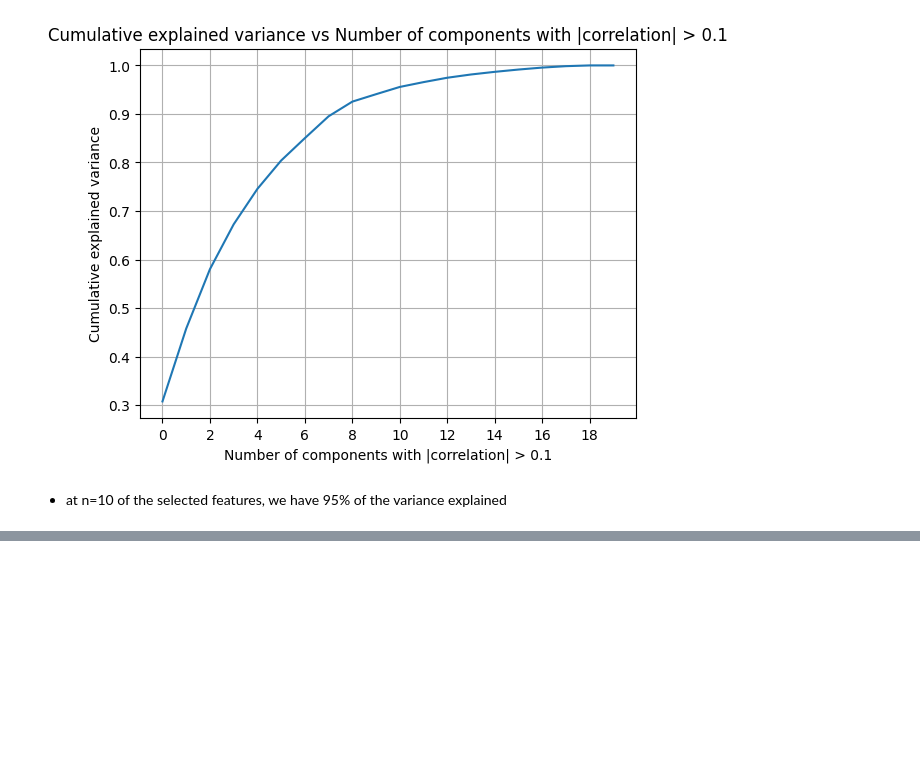
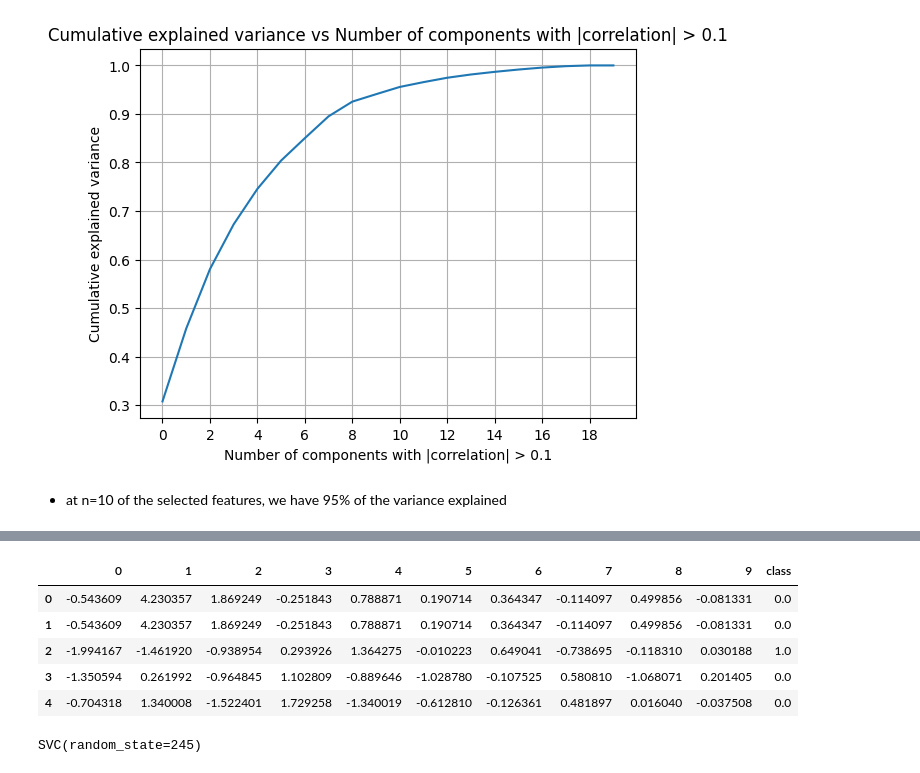
Before and after one commit to ibrahimmkhalid/data-245-project, a Jupyter notebook: model_svm.sync.ipynb, the cells around one changed output, grey strips where cells are left out. Saved outputs shown, nothing was run; the diff lists cells and outputs as text; code cells hidden in the pictures; blank space fills up the shorter version.

Commit message:
add corr_gt1_pca model

```diff
--- a/model_svm.sync.ipynb
+++ b/model_svm.sync.ipynb
@@ -618,0 +619,27 @@ benchmark_results
+# %%
+def pipeline_corr_gt1_pca(**kwargs):
+    if "df" not in kwargs or "scaler" not in kwargs or "cols" not in kwargs or "pca" not in kwargs:
+        raise ValueError("df, scaler, cols, and pca must be passed as keyword arguments for pipeline_corr_gt1_pca")
+    df = kwargs["df"]
+    scaler = kwargs["scaler"]
+    cols = kwargs["cols"]
+    pca = kwargs["pca"]
+
+    df_ = df[cols]
+    df_ = df_.drop(columns=["class"])
+    df_ = scaler.transform(df_)
+    df_ = pca.transform(df_)
+    df_ = df_[:, :10]
+    df_ = pd.DataFrame(df_)
+    df_["class"] = df["class"]
+    return df_
+# %%
+df_corr_gt1_pca = pipeline_corr_gt1_pca(df=df, scaler=scaler_gt1, cols=cols_corr_gt1, pca=pca_corr_gt1)
+df_corr_gt1_pca.head()
+# %% [output]
+|  | 0 | 1 | 2 | 3 | 4 | 5 | 6 | 7 | 8 | 9 | class |
+| 0 | -0.543609 | 4.230357 | 1.869249 | -0.251843 | 0.788871 | 0.190714 | 0.364347 | -0.114097 | 0.499856 | -0.081331 | 0.0 |
+| 1 | -0.543609 | 4.230357 | 1.869249 | -0.251843 | 0.788871 | 0.190714 | 0.364347 | -0.114097 | 0.499856 | -0.081331 | 0.0 |
+| 2 | -1.994167 | -1.461920 | -0.938954 | 0.293926 | 1.364275 | -0.010223 | 0.649041 | -0.738695 | -0.118310 | 0.030188 | 1.0 |
+| 3 | -1.350594 | 0.261992 | -0.964845 | 1.102809 | -0.889646 | -1.028780 | -0.107525 | 0.580810 | -1.068071 | 0.201405 | 0.0 |
+| 4 | -0.704318 | 1.340008 | -1.522401 | 1.729258 | -1.340019 | -0.612810 | -0.126361 | 0.481897 | 0.016040 | -0.037508 | 0.0 |
@@ -618,0 +655,5 @@ benchmark_results
+# %%
+model_corr_gt1_pca_baseline = SVC(random_state=random_state)
+model_corr_gt1_pca_baseline.fit(X_corr_gt1_pca_train, y_corr_gt1_pca_train)
+# %% [output]
+SVC(random_state=245)
```
Also changed, not shown: parts of 63 cells of this notebook, 1 other file.
